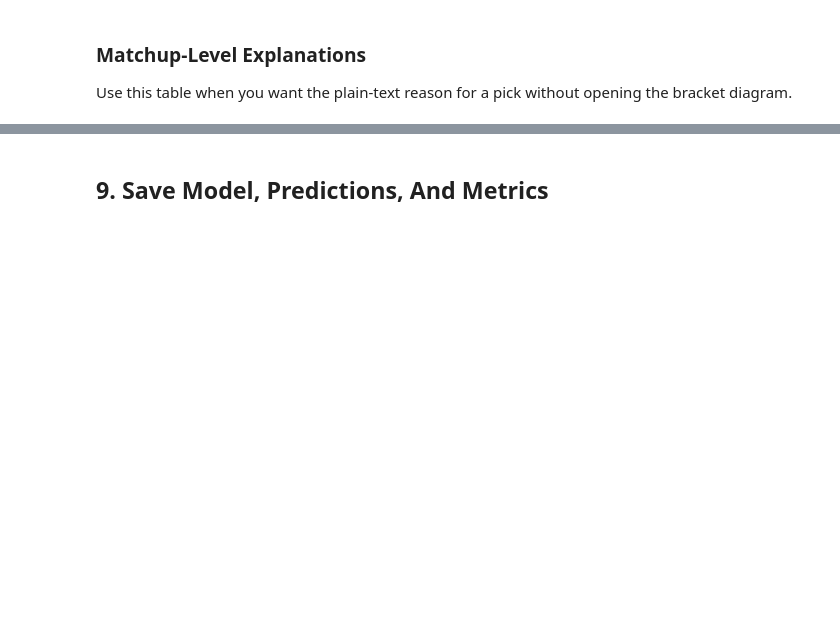
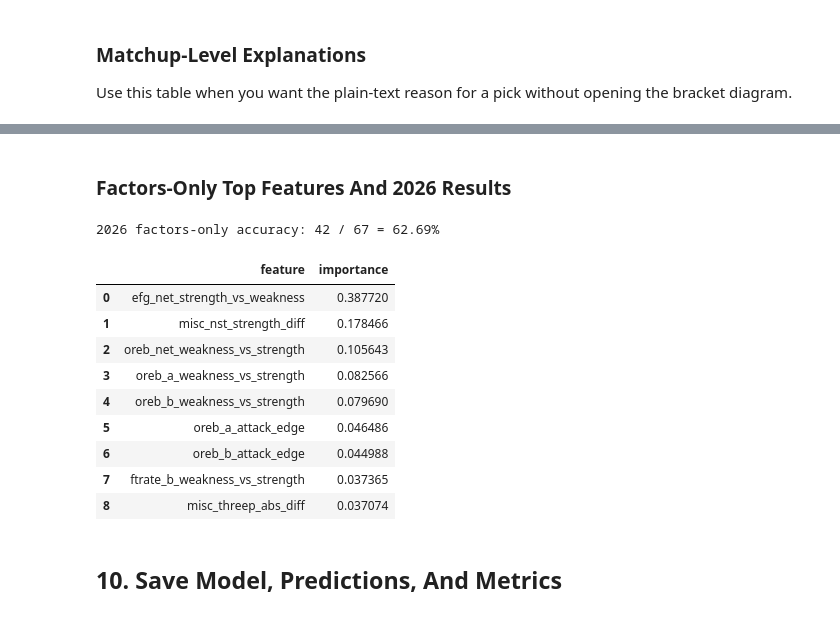
Before and after one commit to spacecowboy301/march-madness-decision-tree, a Jupyter notebook: notebooks/march_madness_decision_tree.ipynb, the cells around one changed output, grey strips where cells are left out. Drawn from its saved outputs; the diff is of its cells as text; code cells hidden in the pictures; blank space fills up the shorter version.

```diff
--- a/notebooks/march_madness_decision_tree.ipynb
+++ b/notebooks/march_madness_decision_tree.ipynb
@@ -254,5 +469,25 @@ explanations_2026[[
+# %% [markdown]
+### Factors-Only Top Features And 2026 Results
+# %%
+factor_top_features = pd.read_csv(PROJECT_ROOT / 'reports' / 'factor_model_top_features.csv')
+factor_predictions_2026 = pd.read_csv(PROJECT_ROOT / 'reports' / '2026_factor_model_predictions.csv')
+
+print(f"2026 factors-only accuracy: {factor_2026['correct']} / {factor_2026['games']} = {factor_2026['accuracy']:.2%}")
+factor_top_features.head(20)
+# %% [output]
+2026 factors-only accuracy: 42 / 67 = 62.69%
+|  | feature | importance |
+| 0 | efg_net_strength_vs_weakness | 0.387720 |
+| 1 | misc_nst_strength_diff | 0.178466 |
+| 2 | oreb_net_weakness_vs_strength | 0.105643 |
+| 3 | oreb_a_weakness_vs_strength | 0.082566 |
+| 4 | oreb_b_weakness_vs_strength | 0.079690 |
+| 5 | oreb_a_attack_edge | 0.046486 |
+| 6 | oreb_b_attack_edge | 0.044988 |
+| 7 | ftrate_b_weakness_vs_strength | 0.037365 |
+| 8 | misc_threep_abs_diff | 0.037074 |
 # %% [markdown]
-## 9. Save Model, Predictions, And Metrics
+## 10. Save Model, Predictions, And Metrics
 # %%
 valid_meta = meta.loc[valid_mask].copy()
 valid_meta['pred_team_a_win_prob'] = model.predict_proba(x.loc[valid_mask])[:, 1]
```
Also changed, not shown: parts of 21 cells of this notebook, 10 other files.
